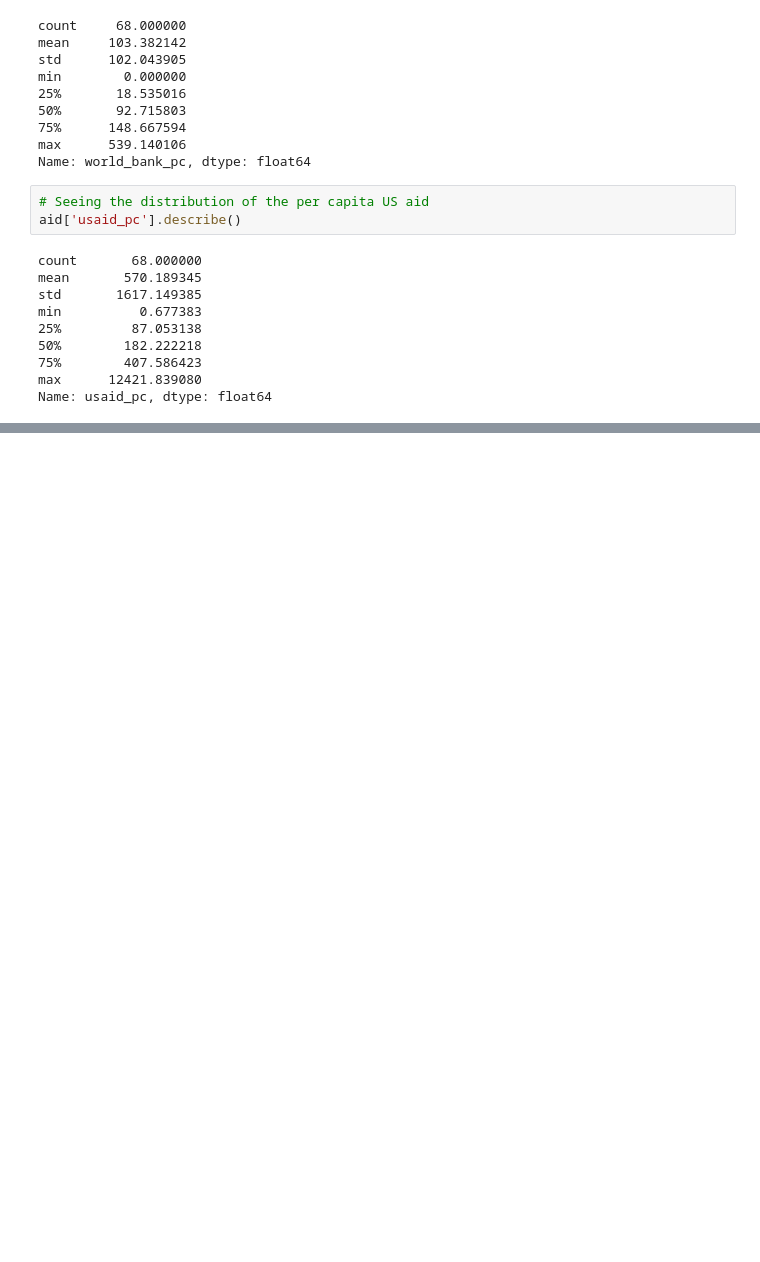
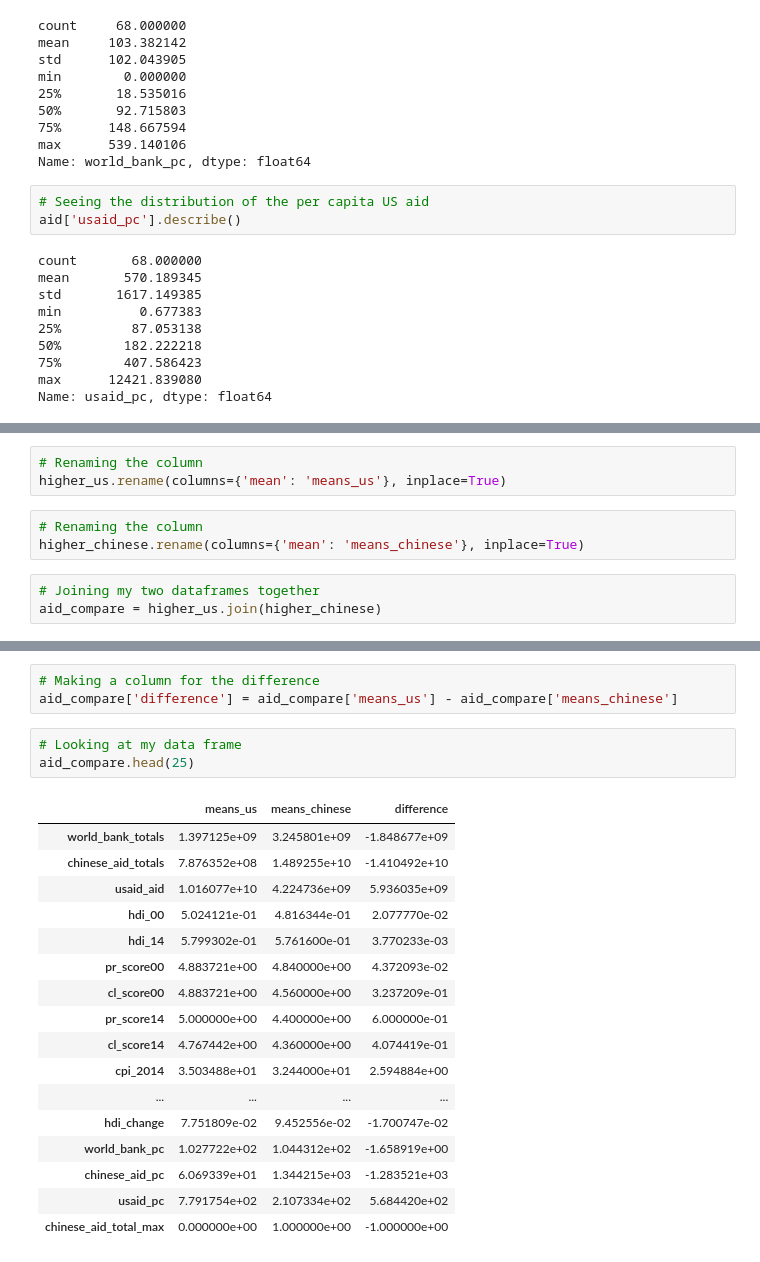
Before and after one commit to bwoodhamilton/Chinese-Aid-in-Africa-and-the-Middle-East, a Jupyter notebook: 8_combining_data.ipynb, the cells around one changed output, grey strips where cells are left out. Cells and saved outputs as stored; diff of their text form; blank space fills up the shorter version.

```diff
--- a/8_combining_data.ipynb
+++ b/8_combining_data.ipynb
@@ -847,0 +866,9 @@ Name: usaid_pc, dtype: float64
+# %%
+# Renaming the column
+higher_us.rename(columns={'mean': 'means_us'}, inplace=True)
+# %%
+# Renaming the column
+higher_chinese.rename(columns={'mean': 'means_chinese'}, inplace=True)
+# %%
+# Joining my two dataframes together
+aid_compare = higher_us.join(higher_chinese)
@@ -847,0 +885,24 @@ Name: usaid_pc, dtype: float64
+# %%
+# Making a column for the difference
+aid_compare['difference'] = aid_compare['means_us'] - aid_compare['means_chinese']
+# %%
+# Looking at my data frame
+aid_compare.head(25)
+# %% [output]
+|  | means_us | means_chinese | difference |
+| world_bank_totals | 1.397125e+09 | 3.245801e+09 | -1.848677e+09 |
+| chinese_aid_totals | 7.876352e+08 | 1.489255e+10 | -1.410492e+10 |
+| usaid_aid | 1.016077e+10 | 4.224736e+09 | 5.936035e+09 |
+| hdi_00 | 5.024121e-01 | 4.816344e-01 | 2.077770e-02 |
+| hdi_14 | 5.799302e-01 | 5.761600e-01 | 3.770233e-03 |
+| pr_score00 | 4.883721e+00 | 4.840000e+00 | 4.372093e-02 |
+| cl_score00 | 4.883721e+00 | 4.560000e+00 | 3.237209e-01 |
+| pr_score14 | 5.000000e+00 | 4.400000e+00 | 6.000000e-01 |
+| cl_score14 | 4.767442e+00 | 4.360000e+00 | 4.074419e-01 |
+| cpi_2014 | 3.503488e+01 | 3.244000e+01 | 2.594884e+00 |
+| ... | ... | ... | ... |
+| hdi_change | 7.751809e-02 | 9.452556e-02 | -1.700747e-02 |
+| world_bank_pc | 1.027722e+02 | 1.044312e+02 | -1.658919e+00 |
+| chinese_aid_pc | 6.069339e+01 | 1.344215e+03 | -1.283521e+03 |
+| usaid_pc | 7.791754e+02 | 2.107334e+02 | 5.684420e+02 |
+| chinese_aid_total_max | 0.000000e+00 | 1.000000e+00 | -1.000000e+00 |
```
Also changed, not shown: parts of 13 cells of this notebook, 3 other files.
